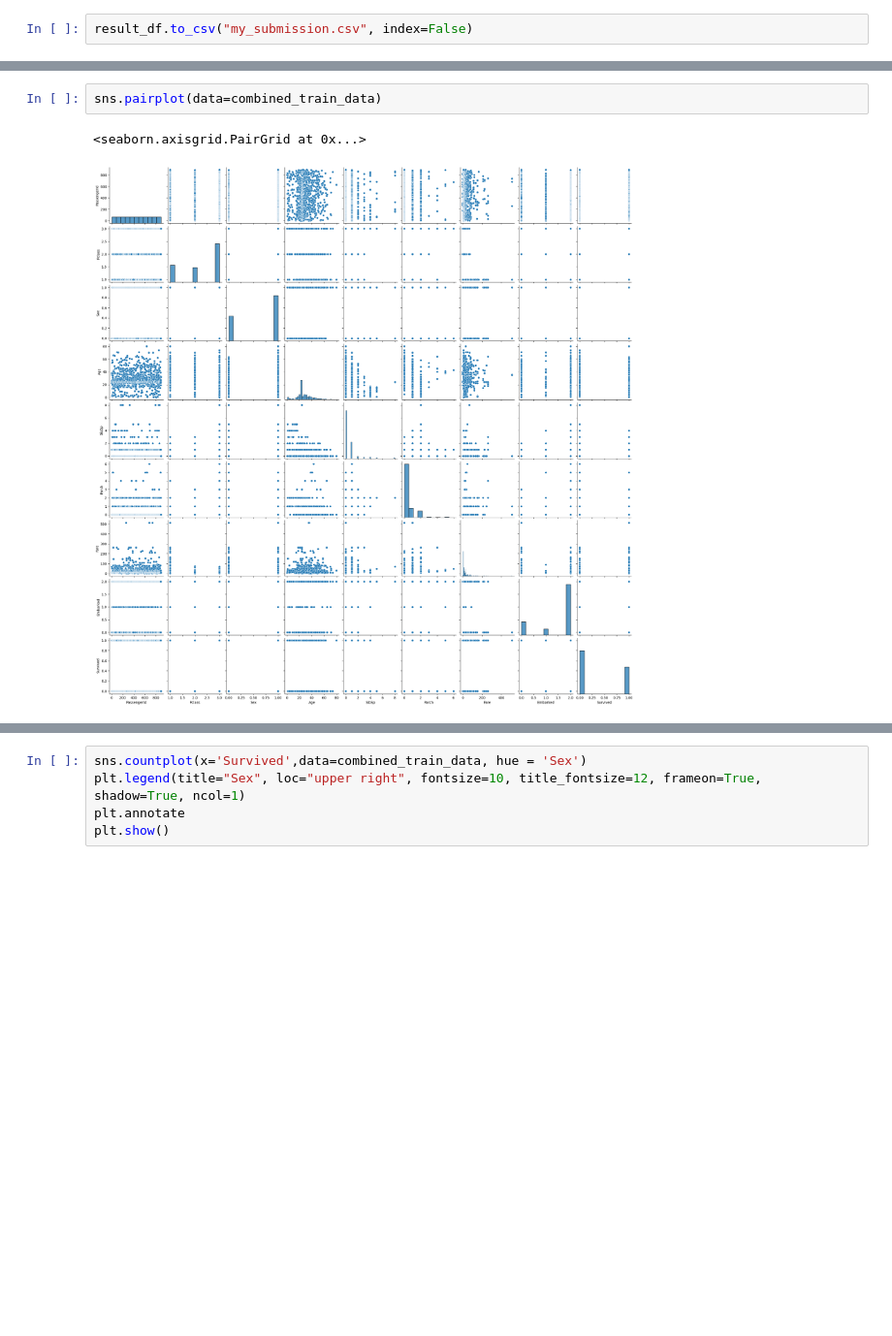
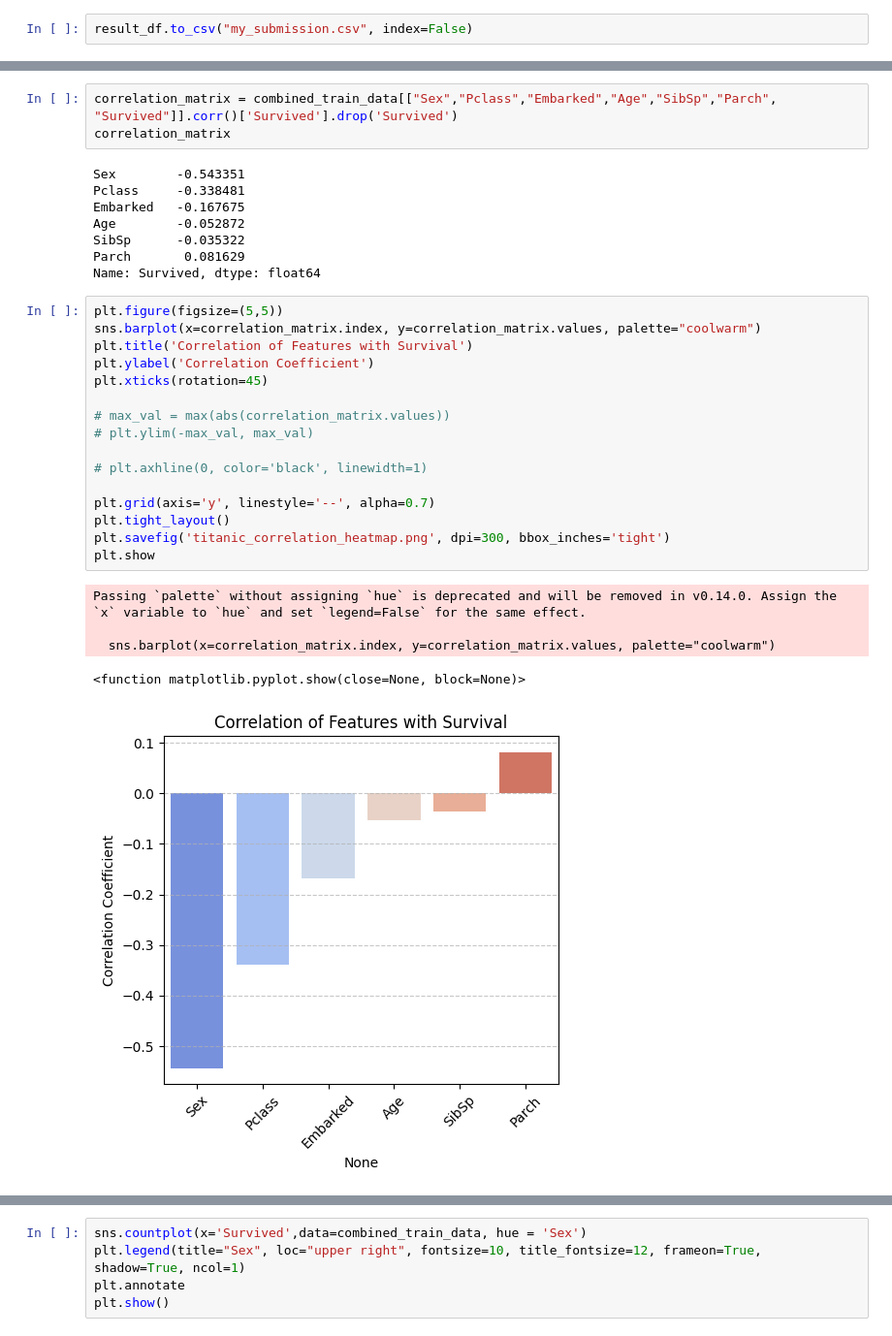
Before and after one commit to Divyanshu-108/titanic-survival-prediction, a Jupyter notebook: survival_chance.ipynb, the cells around one changed output, grey strips where cells are left out. Shown: that part at 97% size. Cells and saved outputs as stored; diff of their text form; blank space fills up the shorter version.

```diff
--- a/survival_chance.ipynb
+++ b/survival_chance.ipynb
@@ -376,5 +251,33 @@ combined_train_data.head(7)
 # %%
-sns.pairplot(data=combined_train_data)
+correlation_matrix = combined_train_data[["Sex","Pclass","Embarked","Age","SibSp","Parch", "Survived"]].corr()['Survived'].drop('Survived')
+correlation_matrix
 # %% [output]
-<seaborn.axisgrid.PairGrid at 0x...>
+Sex        -0.543351
+Pclass     -0.338481
+Embarked   -0.167675
+Age        -0.052872
+SibSp      -0.035322
+Parch       0.081629
+Name: Survived, dtype: float64
-[figure, removed]
+# %%
+plt.figure(figsize=(5,5))
+sns.barplot(x=correlation_matrix.index, y=correlation_matrix.values, palette="coolwarm")
+plt.title('Correlation of Features with Survival')
+plt.ylabel('Correlation Coefficient')
+plt.xticks(rotation=45)
+
+# max_val = max(abs(correlation_matrix.values))
+# plt.ylim(-max_val, max_val)
+
+# plt.axhline(0, color='black', linewidth=1)
+
+plt.grid(axis='y', linestyle='--', alpha=0.7)
+plt.tight_layout()
+plt.savefig('titanic_correlation_heatmap.png', dpi=300, bbox_inches='tight')
+plt.show
+# %% [output]
+Passing `palette` without assigning `hue` is deprecated and will be removed in v0.14.0. Assign the `x` variable to `hue` and set `legend=False` for the same effect.
+
+  sns.barplot(x=correlation_matrix.index, y=correlation_matrix.values, palette="coolwarm")
+<function matplotlib.pyplot.show(close=None, block=None)>
+[figure, added]
```
Also changed, not shown: parts of 32 cells of this notebook, 2 other files.
